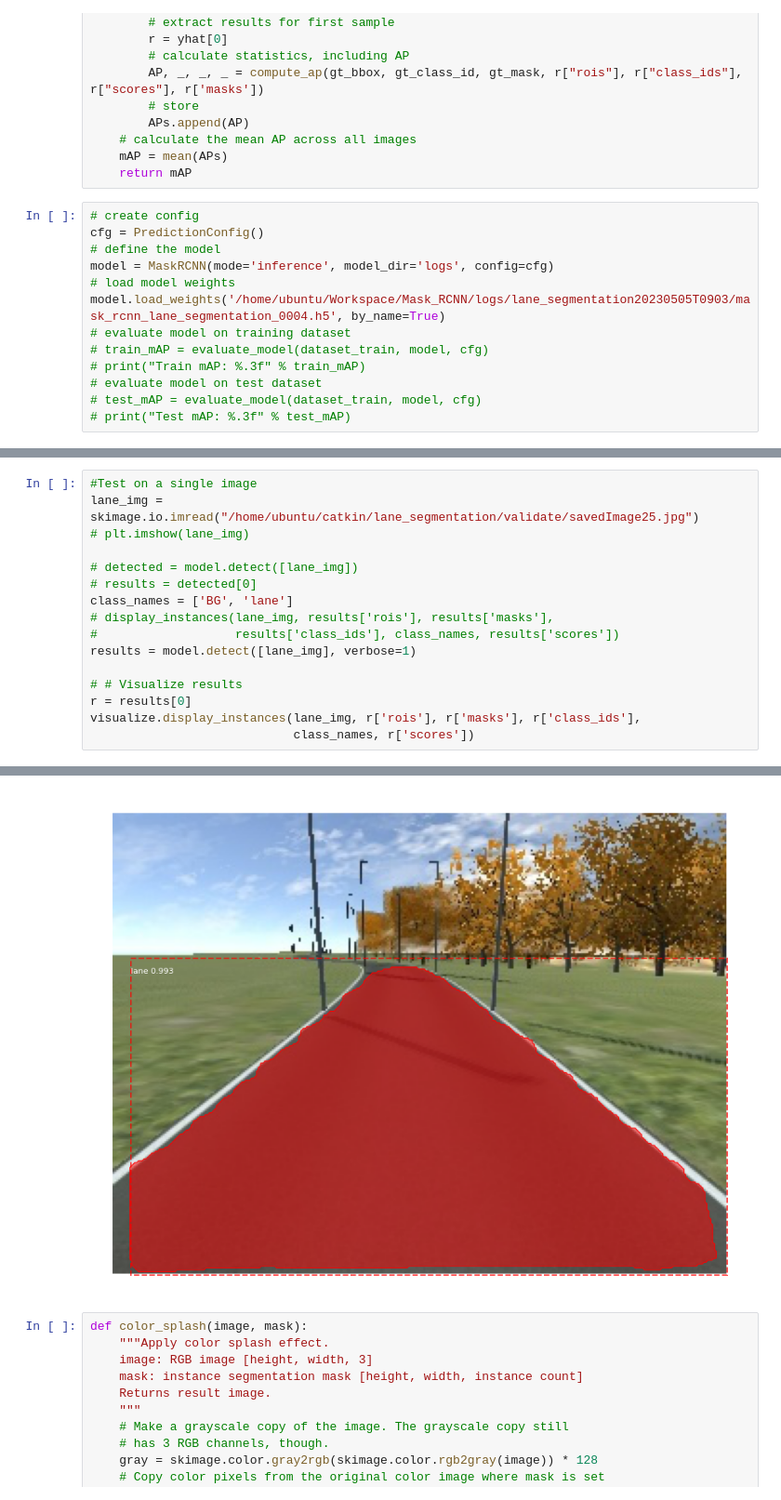
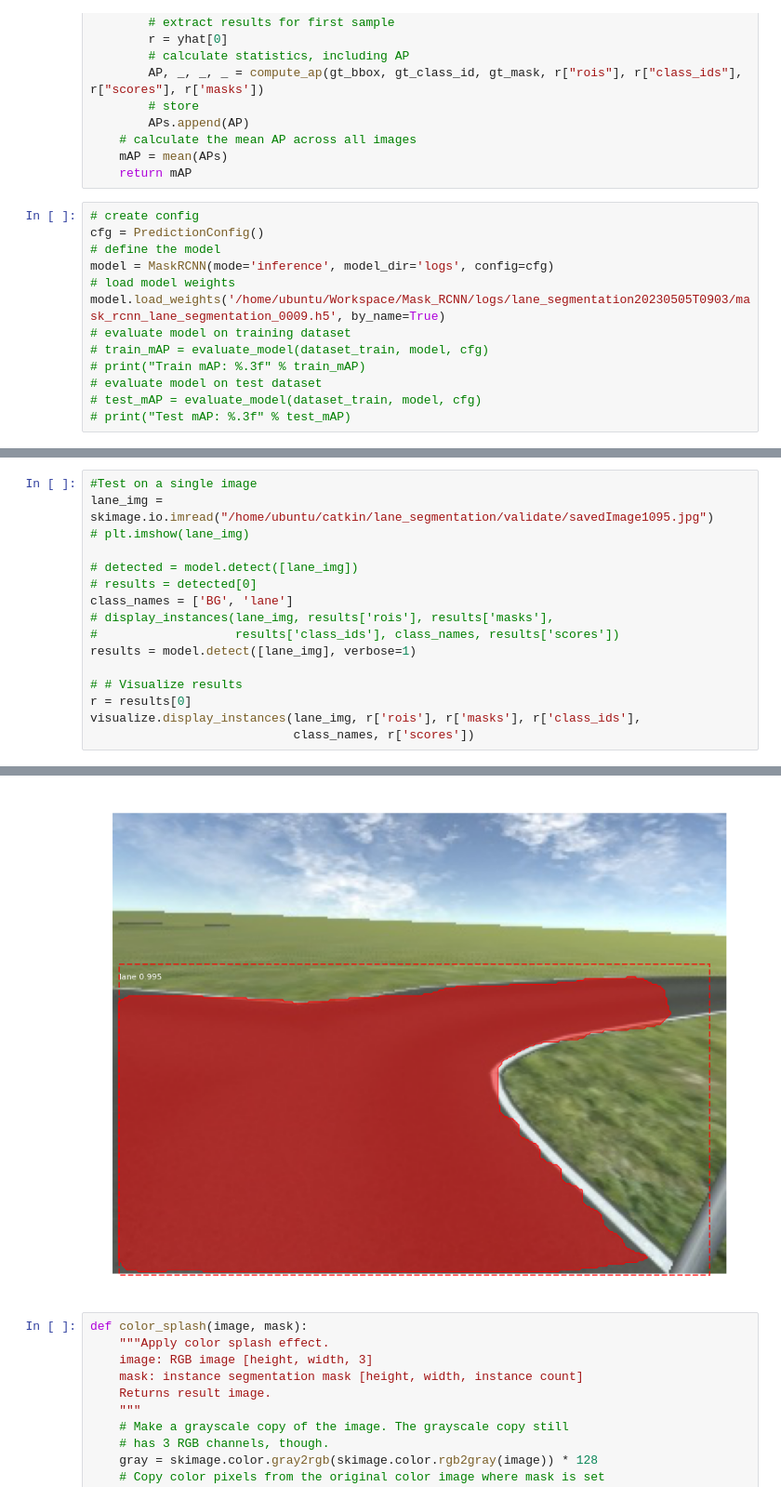
Before and after one commit to minhduccse/hcmut-fpt-digital-race, a Jupyter notebook: lane_segmentation/validate.ipynb, the cells around one changed output, grey strips where cells are left out. Shown at 93% size. Saved outputs shown, nothing was run; the diff lists cells and outputs as text.

```diff
--- a/lane_segmentation/validate.ipynb
+++ b/lane_segmentation/validate.ipynb
@@ -169,7 +169,7 @@ cfg = PredictionConfig()
 # define the model
 model = MaskRCNN(mode='inference', model_dir='logs', config=cfg)
 # load model weights
-model.load_weights('/home/ubuntu/Workspace/Mask_RCNN/logs/lane_segmentation20230505T0903/mask_rcnn_lane_segmentation_0004.h5', by_name=True)
+model.load_weights('/home/ubuntu/Workspace/Mask_RCNN/logs/lane_segmentation20230505T0903/mask_rcnn_lane_segmentation_0009.h5', by_name=True)
 # evaluate model on training dataset
 # train_mAP = evaluate_model(dataset_train, model, cfg)
 # print("Train mAP: %.3f" % train_mAP)
@@ -197,6 +197,6 @@ Re-starting from epoch 4
 # %%
 #Test on a single image
-lane_img = skimage.io.imread("/home/ubuntu/catkin/lane_segmentation/validate/savedImage25.jpg")
+lane_img = skimage.io.imread("/home/ubuntu/catkin/lane_segmentation/validate/savedImage1095.jpg")
 # plt.imshow(lane_img)
 
 # detected = model.detect([lane_img])
@@ -216,7 +216,7 @@ image                    shape: (240, 320, 3)         min:    0.00000  max:  255
 molded_images            shape: (1, 1024, 1024, 3)    min: -123.70000  max:  151.10000  float64
 image_metas              shape: (1, 14)               min:    0.00000  max: 1024.00000  float64
 anchors                  shape: (1, 261888, 4)        min:   -0.35390  max:    1.29134  float32
-[figure, old version]
+[figure, new version]
 # %%
 def color_splash(image, mask):
     """Apply color splash effect.
```
Also changed, not shown: parts of 4 cells of this notebook.
